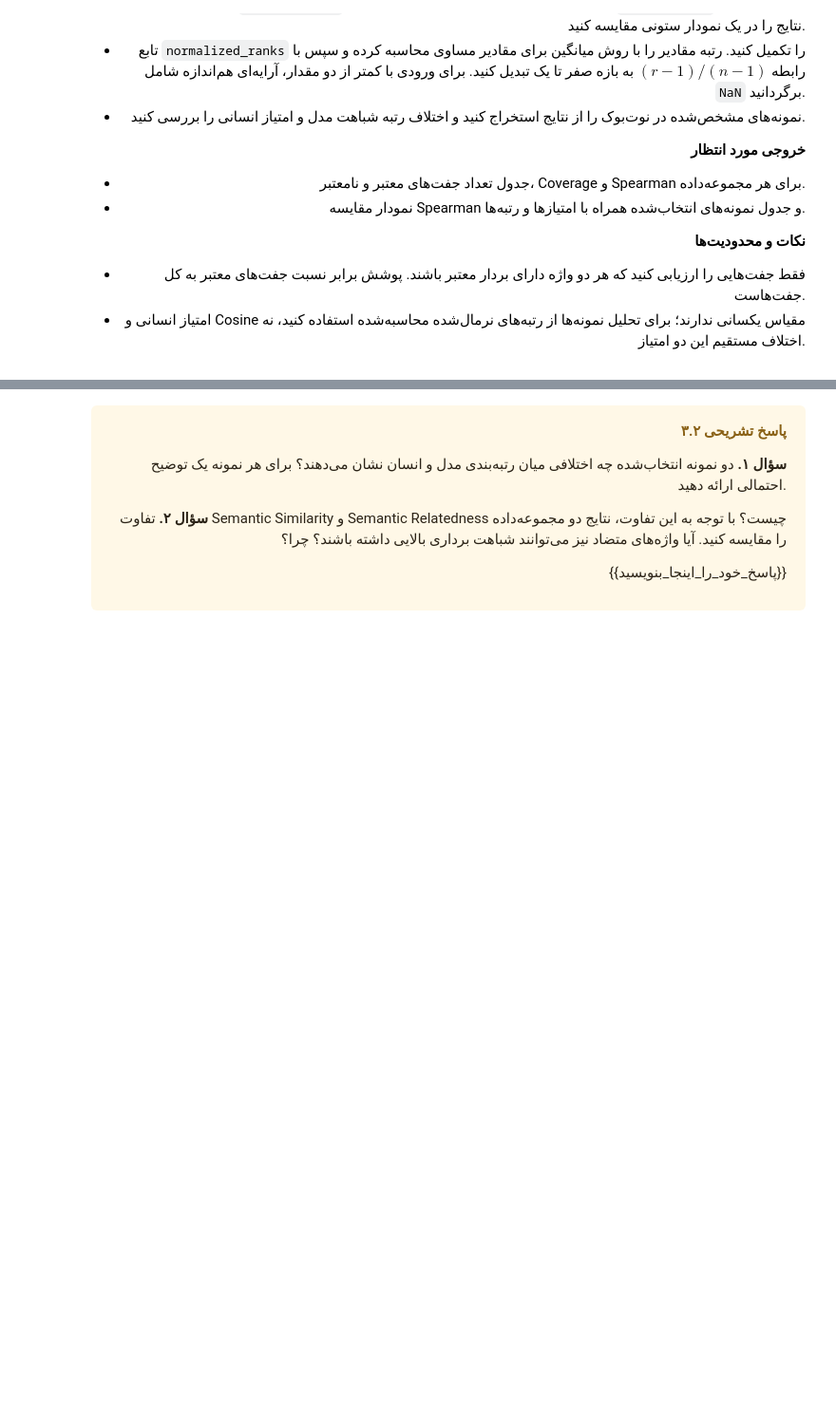
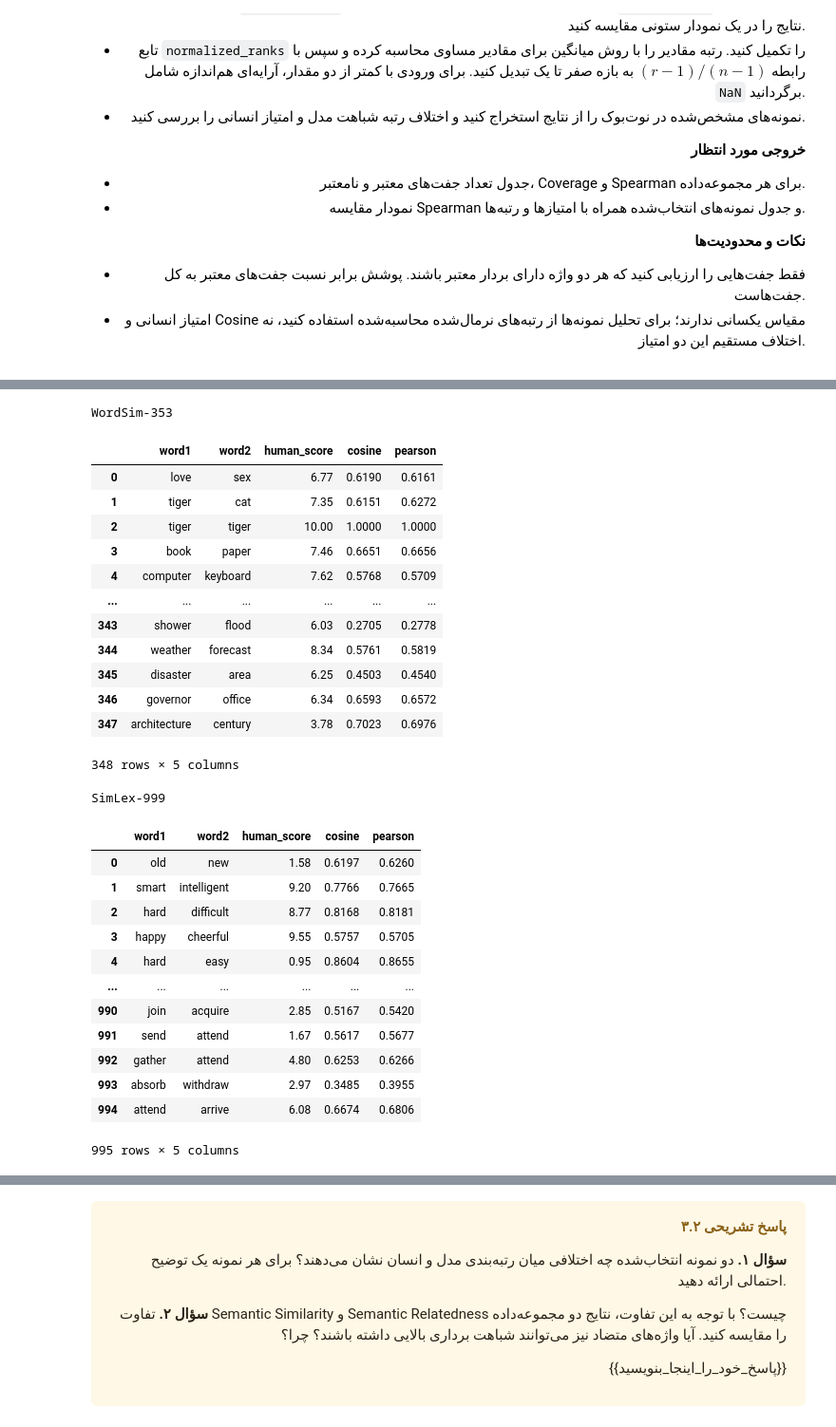
Before and after one commit to ILoveBacteria/nlp-homework, a Jupyter notebook: hw2/NLP_CA2.ipynb, the cells around one changed output, grey strips where cells are left out. Shown at 95% size. Drawn from its saved outputs; the diff is of its cells as text; code cells hidden in the pictures; blank space fills up the shorter version.

```diff
--- a/hw2/NLP_CA2.ipynb
+++ b/hw2/NLP_CA2.ipynb
@@ -2362,0 +2446,4 @@ display(coverage_report)
+# %%
+for dataset_name, scores in word_results.items():
+    print(dataset_name)
+    display(scores.round({"cosine": 4}))
@@ -2362,0 +2479,46 @@ display(coverage_report)
+# %%
+for dataset_name, scores in word_results.items():
+    pearson_scores = []
+
+    for word1, word2 in scores[["word1", "word2"]].itertuples(index=False, name=None):
+        u = similarity_embeddings[word1.strip().lower()]
+        v = similarity_embeddings[word2.strip().lower()]
+
+        if np.all(u == u[0]) or np.all(v == v[0]):
+            pearson_scores.append(np.nan)
+        else:
+            pearson_scores.append(np.corrcoef(u, v)[0, 1])
+
+    scores["pearson"] = pearson_scores
+
+    print(dataset_name)
+    display(scores.round({"cosine": 4, "pearson": 4}))
+# %% [output]
+WordSim-353
+|  | word1 | word2 | human_score | cosine | pearson |
+| 0 | love | sex | 6.77 | 0.6190 | 0.6161 |
+| 1 | tiger | cat | 7.35 | 0.6151 | 0.6272 |
+| 2 | tiger | tiger | 10.00 | 1.0000 | 1.0000 |
+| 3 | book | paper | 7.46 | 0.6651 | 0.6656 |
+| 4 | computer | keyboard | 7.62 | 0.5768 | 0.5709 |
+| ... | ... | ... | ... | ... | ... |
+| 343 | shower | flood | 6.03 | 0.2705 | 0.2778 |
+| 344 | weather | forecast | 8.34 | 0.5761 | 0.5819 |
+| 345 | disaster | area | 6.25 | 0.4503 | 0.4540 |
+| 346 | governor | office | 6.34 | 0.6593 | 0.6572 |
+| 347 | architecture | century | 3.78 | 0.7023 | 0.6976 |
+348 rows × 5 columns
+SimLex-999
+|  | word1 | word2 | human_score | cosine | pearson |
+| 0 | old | new | 1.58 | 0.6197 | 0.6260 |
+| 1 | smart | intelligent | 9.20 | 0.7766 | 0.7665 |
+| 2 | hard | difficult | 8.77 | 0.8168 | 0.8181 |
+| 3 | happy | cheerful | 9.55 | 0.5757 | 0.5705 |
+| 4 | hard | easy | 0.95 | 0.8604 | 0.8655 |
+| ... | ... | ... | ... | ... | ... |
+| 990 | join | acquire | 2.85 | 0.5167 | 0.5420 |
+| 991 | send | attend | 1.67 | 0.5617 | 0.5677 |
+| 992 | gather | attend | 4.80 | 0.6253 | 0.6266 |
+| 993 | absorb | withdraw | 2.97 | 0.3485 | 0.3955 |
+| 994 | attend | arrive | 6.08 | 0.6674 | 0.6806 |
+995 rows × 5 columns
```
Also changed, not shown: parts of 8 cells of this notebook.
